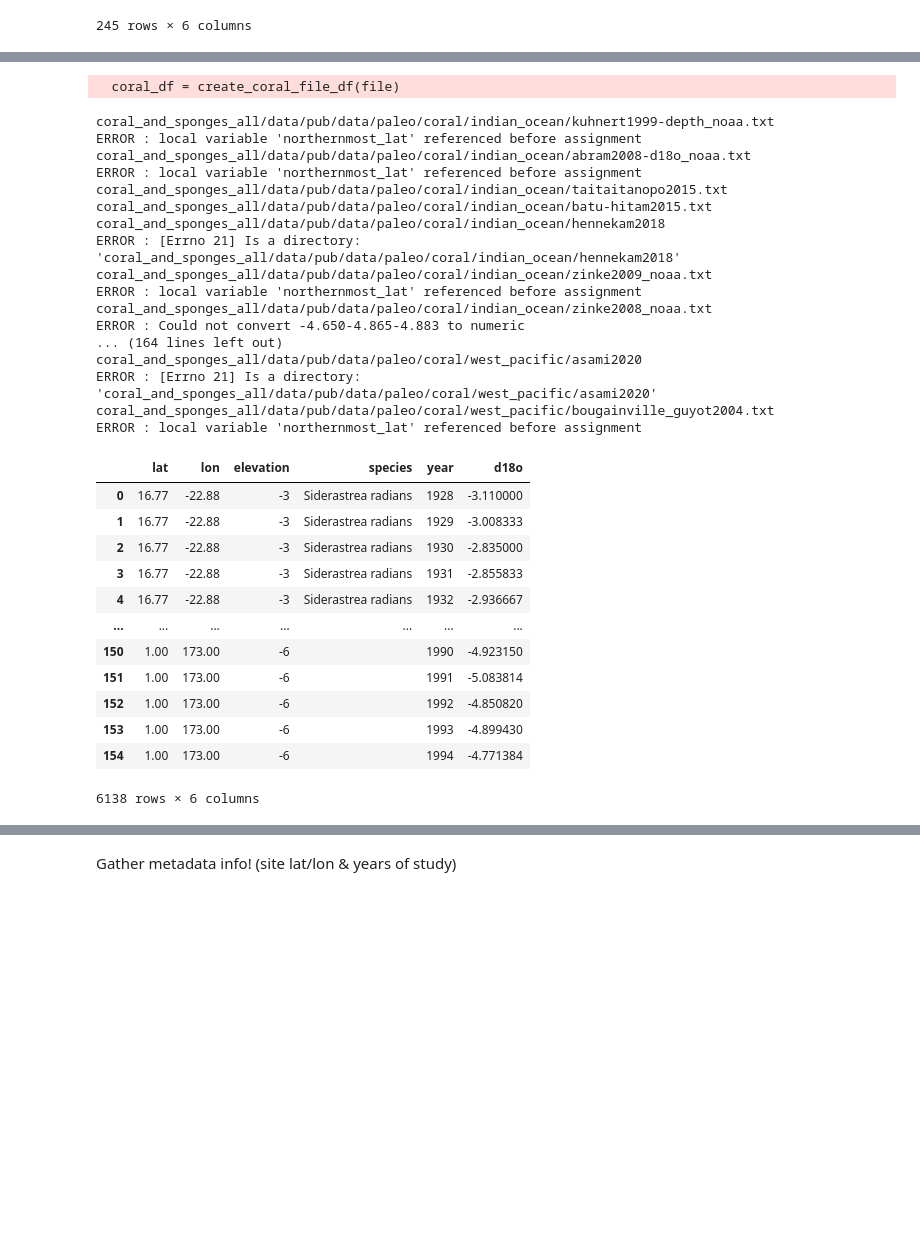
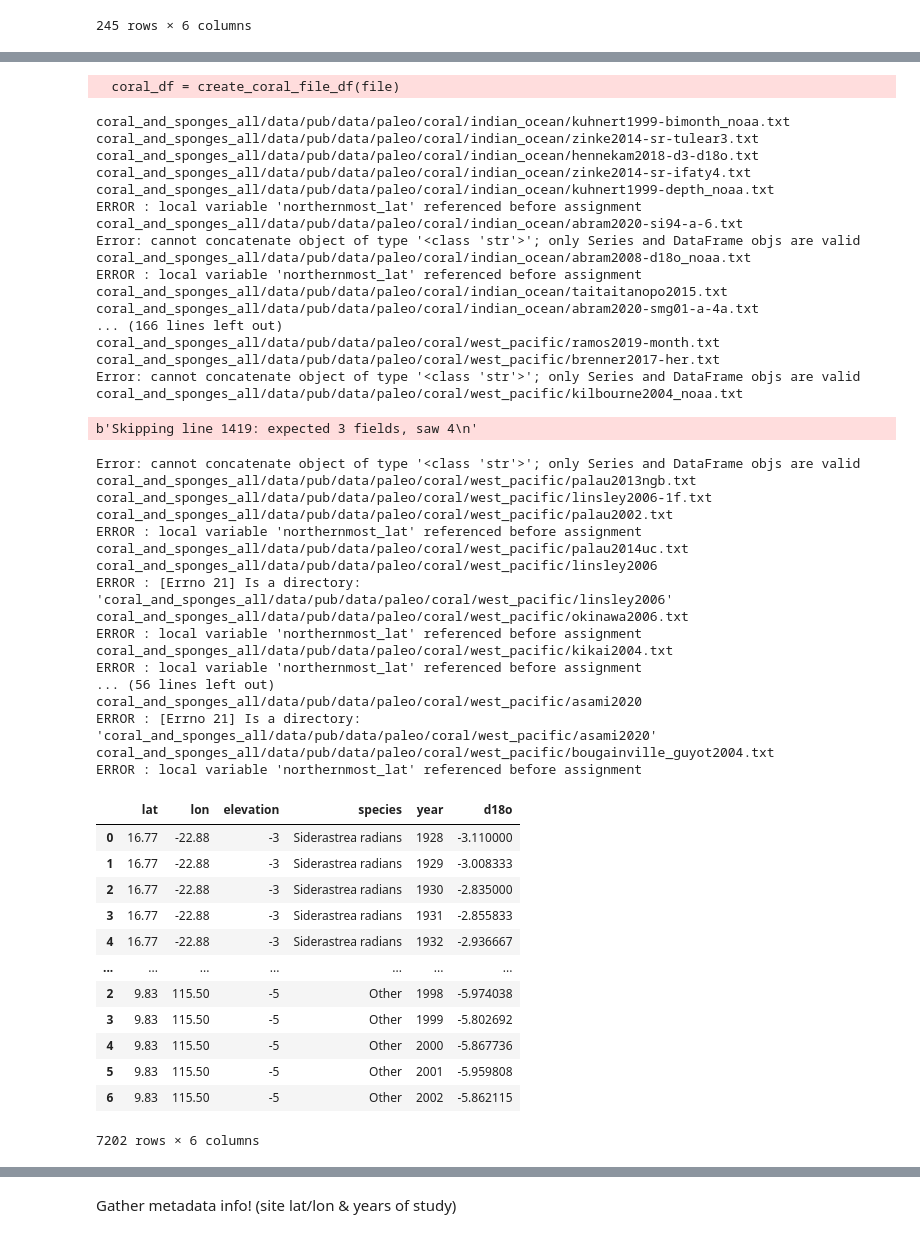
Before and after one commit to p-ai-org/p-climate, a Jupyter notebook: coral.ipynb, the cells around one changed output, grey strips where cells are left out. Drawn from its saved outputs; the diff is of its cells as text; code cells hidden in the pictures; blank space fills up the shorter version.

Commit message:
added more coral files & plotted site locations

```diff
--- a/coral.ipynb
+++ b/coral.ipynb
@@ -149,7 +149,10 @@ all_coral_df = pd.DataFrame(columns=['age', 'd18O', 'lat', 'lon', 'elevation', '
 for file in sub_files:
     print(file)
     coral_df = create_coral_file_df(file)
-    all_coral_df = pd.concat([all_coral_df, coral_df])
+    try:
+        all_coral_df = pd.concat([all_coral_df, coral_df])
+    except Exception as e:
+        print('Error: ' + str(e))
 
 del all_coral_df['age']
 del all_coral_df['d18O']
@@ -177,34 +180,52 @@ coral_and_sponges_all/data/pub/data/paleo/coral/indian_ocean/kuhnert1999-bimonth
   coral_df = create_coral_file_df(file)
+coral_and_sponges_all/data/pub/data/paleo/coral/indian_ocean/kuhnert1999-bimonth_noaa.txt
+coral_and_sponges_all/data/pub/data/paleo/coral/indian_ocean/zinke2014-sr-tulear3.txt
+coral_and_sponges_all/data/pub/data/paleo/coral/indian_ocean/hennekam2018-d3-d18o.txt
+coral_and_sponges_all/data/pub/data/paleo/coral/indian_ocean/zinke2014-sr-ifaty4.txt
 coral_and_sponges_all/data/pub/data/paleo/coral/indian_ocean/kuhnert1999-depth_noaa.txt
 ERROR : local variable 'northernmost_lat' referenced before assignment
+coral_and_sponges_all/data/pub/data/paleo/coral/indian_ocean/abram2020-si94-a-6.txt
+Error: cannot concatenate object of type '<class 'str'>'; only Series and DataFrame objs are valid
 coral_and_sponges_all/data/pub/data/paleo/coral/indian_ocean/abram2008-d18o_noaa.txt
 ERROR : local variable 'northernmost_lat' referenced before assignment
 coral_and_sponges_all/data/pub/data/paleo/coral/indian_ocean/taitaitanopo2015.txt
-coral_and_sponges_all/data/pub/data/paleo/coral/indian_ocean/batu-hitam2015.txt
-coral_and_sponges_all/data/pub/data/paleo/coral/indian_ocean/hennekam2018
-ERROR : [Errno 21] Is a directory: 'coral_and_sponges_all/data/pub/data/paleo/coral/indian_ocean/hennekam2018'
-coral_and_sponges_all/data/pub/data/paleo/coral/indian_ocean/zinke2009_noaa.txt
-ERROR : local variable 'northernmost_lat' referenced before assignment
-coral_and_sponges_all/data/pub/data/paleo/coral/indian_ocean/zinke2008_noaa.txt
-ERROR : Could not convert -4.650-4.865-4.883 to numeric
-... (164 lines left out)
-coral_and_sponges_all/data/pub/data/paleo/coral/west_pacific/asami2020
-ERROR : [Errno 21] Is a directory: 'coral_and_sponges_all/data/pub/data/paleo/coral/west_pacific/asami2020'
-coral_and_sponges_all/data/pub/data/paleo/coral/west_pacific/bougainville_guyot2004.txt
-ERROR : local variable 'northernmost_lat' referenced before assignment
+coral_and_sponges_all/data/pub/data/paleo/coral/indian_ocean/abram2020-smg01-a-4a.txt
+... (166 lines left out)
+coral_and_sponges_all/data/pub/data/paleo/coral/west_pacific/ramos2019-month.txt
+coral_and_sponges_all/data/pub/data/paleo/coral/west_pacific/brenner2017-her.txt
+Error: cannot concatenate object of type '<class 'str'>'; only Series and DataFrame objs are valid
+coral_and_sponges_all/data/pub/data/paleo/coral/west_pacific/kilbourne2004_noaa.txt
+b'Skipping line 1419: expected 3 fields, saw 4\n'
+Error: cannot concatenate object of type '<class 'str'>'; only Series and DataFrame objs are valid
+coral_and_sponges_all/data/pub/data/paleo/coral/west_pacific/palau2013ngb.txt
+coral_and_sponges_all/data/pub/data/paleo/coral/west_pacific/linsley2006-1f.txt
+coral_and_sponges_all/data/pub/data/paleo/coral/west_pacific/palau2002.txt
+ERROR : local variable 'northernmost_lat' referenced before assignment
+coral_and_sponges_all/data/pub/data/paleo/coral/west_pacific/palau2014uc.txt
+coral_and_sponges_all/data/pub/data/paleo/coral/west_pacific/linsley2006
+ERROR : [Errno 21] Is a directory: 'coral_and_sponges_all/data/pub/data/paleo/coral/west_pacific/linsley2006'
+coral_and_sponges_all/data/pub/data/paleo/coral/west_pacific/okinawa2006.txt
+ERROR : local variable 'northernmost_lat' referenced before assignment
+coral_and_sponges_all/data/pub/data/paleo/coral/west_pacific/kikai2004.txt
+ERROR : local variable 'northernmost_lat' referenced before assignment
+... (56 lines left out)
+coral_and_sponges_all/data/pub/data/paleo/coral/west_pacific/asami2020
+ERROR : [Errno 21] Is a directory: 'coral_and_sponges_all/data/pub/data/paleo/coral/west_pacific/asami2020'
+coral_and_sponges_all/data/pub/data/paleo/coral/west_pacific/bougainville_guyot2004.txt
+ERROR : local variable 'northernmost_lat' referenced before assignment
 |  | lat | lon | elevation | species | year | d18o |
 | 0 | 16.77 | -22.88 | -3 | Siderastrea radians | 1928 | -3.110000 |
 | 1 | 16.77 | -22.88 | -3 | Siderastrea radians | 1929 | -3.008333 |
 | 2 | 16.77 | -22.88 | -3 | Siderastrea radians | 1930 | -2.835000 |
 | 3 | 16.77 | -22.88 | -3 | Siderastrea radians | 1931 | -2.855833 |
 | 4 | 16.77 | -22.88 | -3 | Siderastrea radians | 1932 | -2.936667 |
 | ... | ... | ... | ... | ... | ... | ... |
-| 150 | 1.00 | 173.00 | -6 |  | 1990 | -4.923150 |
-| 151 | 1.00 | 173.00 | -6 |  | 1991 | -5.083814 |
-| 152 | 1.00 | 173.00 | -6 |  | 1992 | -4.850820 |
-| 153 | 1.00 | 173.00 | -6 |  | 1993 | -4.899430 |
-| 154 | 1.00 | 173.00 | -6 |  | 1994 | -4.771384 |
+| 2 | 9.83 | 115.50 | -5 | Other | 1998 | -5.974038 |
+| 3 | 9.83 | 115.50 | -5 | Other | 1999 | -5.802692 |
+| 4 | 9.83 | 115.50 | -5 | Other | 2000 | -5.867736 |
+| 5 | 9.83 | 115.50 | -5 | Other | 2001 | -5.959808 |
+| 6 | 9.83 | 115.50 | -5 | Other | 2002 | -5.862115 |
-6138 rows × 6 columns
+7202 rows × 6 columns
 # %%
 all_coral_df.to_csv('all_coral.csv')
 # %%
```
Also changed, not shown: parts of 7 cells of this notebook, 1 other file.
